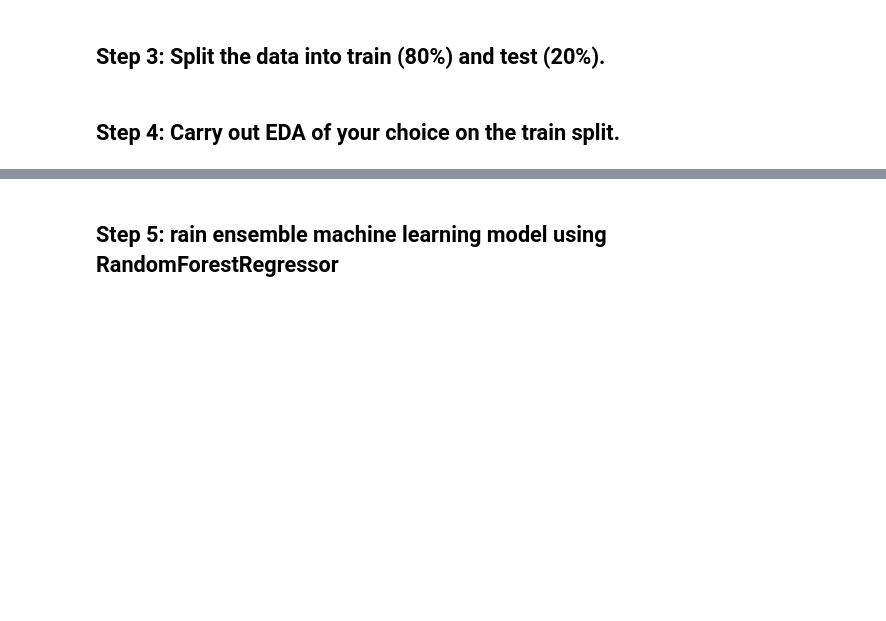
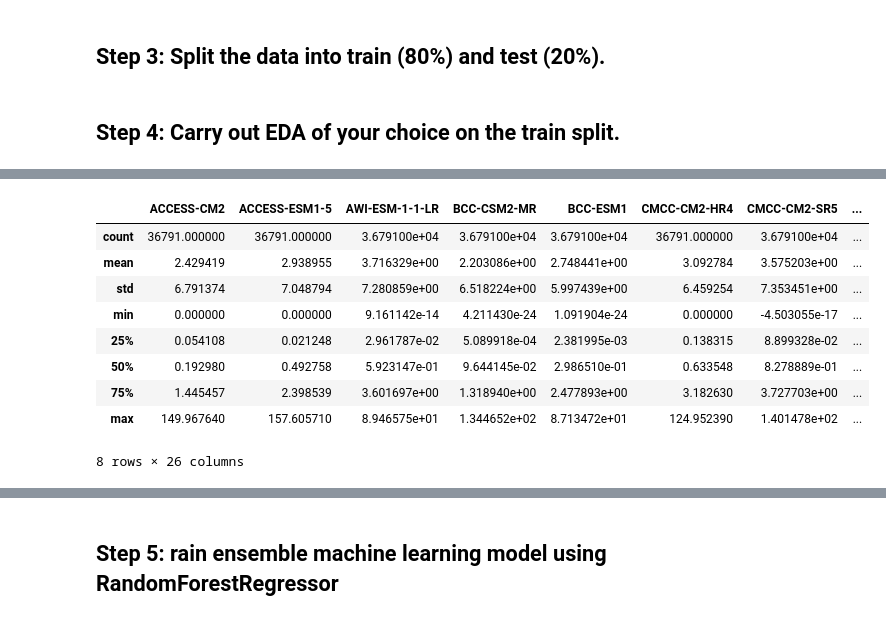
Before and after one commit to UBC-MDS/525_group_3, a Jupyter notebook: notebooks/milestone_3/Milestone3-task3.ipynb, the cells around one changed output, grey strips where cells are left out. Cells and saved outputs as stored; diff of their text form; code cells hidden in the pictures; blank space fills up the shorter version.

```diff
--- a/notebooks/milestone_3/Milestone3-task3.ipynb
+++ b/notebooks/milestone_3/Milestone3-task3.ipynb
@@ -80,0 +101,14 @@ train_df, test_df = train_test_split(data, test_size=0.2, random_state=123)
+# %%
+# Summary statistics
+train_df.describe()
+# %% [output]
+|  | ACCESS-CM2 | ACCESS-ESM1-5 | AWI-ESM-1-1-LR | BCC-CSM2-MR | BCC-ESM1 | CMCC-CM2-HR4 | CMCC-CM2-SR5 | ... |
+| count | 36791.000000 | 36791.000000 | 3.679100e+04 | 3.679100e+04 | 3.679100e+04 | 36791.000000 | 3.679100e+04 | ... |
+| mean | 2.429419 | 2.938955 | 3.716329e+00 | 2.203086e+00 | 2.748441e+00 | 3.092784 | 3.575203e+00 | ... |
+| std | 6.791374 | 7.048794 | 7.280859e+00 | 6.518224e+00 | 5.997439e+00 | 6.459254 | 7.353451e+00 | ... |
+| min | 0.000000 | 0.000000 | 9.161142e-14 | 4.211430e-24 | 1.091904e-24 | 0.000000 | -4.503055e-17 | ... |
+| 25% | 0.054108 | 0.021248 | 2.961787e-02 | 5.089918e-04 | 2.381995e-03 | 0.138315 | 8.899328e-02 | ... |
+| 50% | 0.192980 | 0.492758 | 5.923147e-01 | 9.644145e-02 | 2.986510e-01 | 0.633548 | 8.278889e-01 | ... |
+| 75% | 1.445457 | 2.398539 | 3.601697e+00 | 1.318940e+00 | 2.477893e+00 | 3.182630 | 3.727703e+00 | ... |
+| max | 149.967640 | 157.605710 | 8.946575e+01 | 1.344652e+02 | 8.713472e+01 | 124.952390 | 1.401478e+02 | ... |
+8 rows × 26 columns
```
Also changed, not shown: parts of 5 cells of this notebook.
